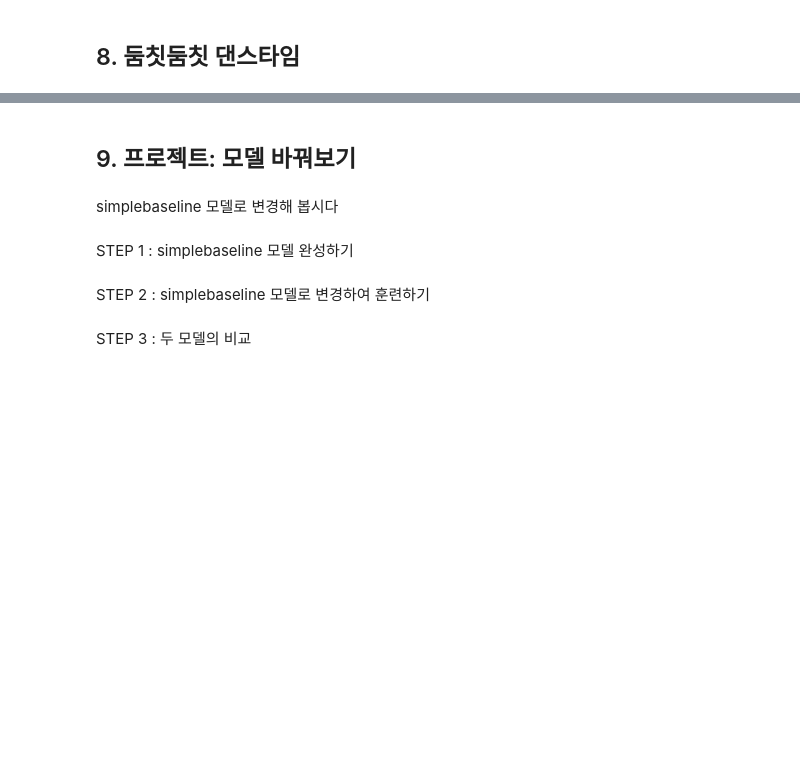
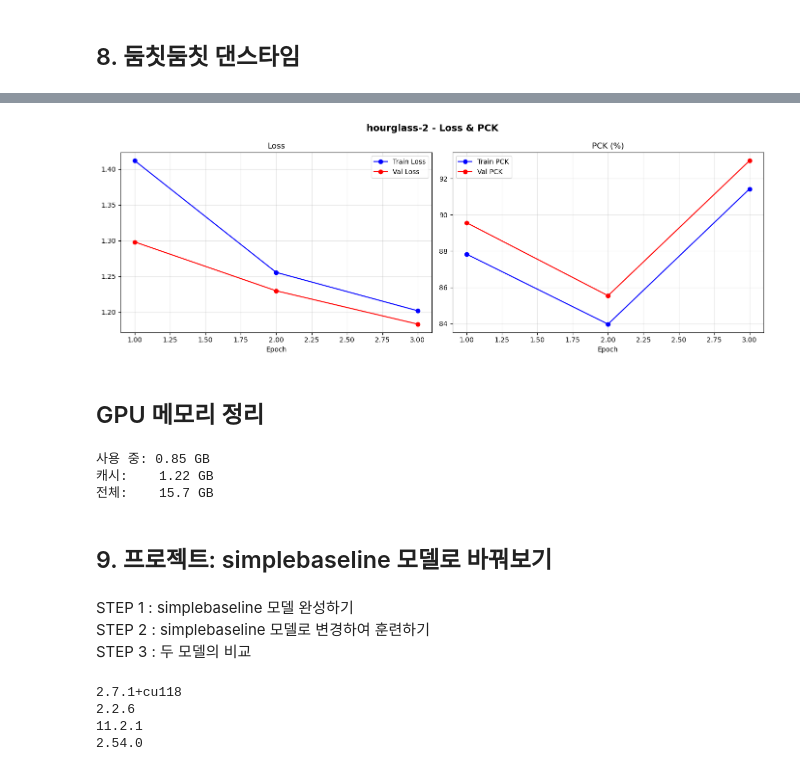
Before and after one commit to zhengyin3216/AIFFEL_quest_rs, a Jupyter notebook: GoingDeeper/GD04/GD04_pose_estimation.ipynb, the cells around one changed output, grey strips where cells are left out. Saved outputs shown, nothing was run; the diff lists cells and outputs as text; code cells hidden in the pictures; blank space fills up the shorter version.

```diff
--- a/GoingDeeper/GD04/GD04_pose_estimation.ipynb
+++ b/GoingDeeper/GD04/GD04_pose_estimation.ipynb
@@ -1628,2 +1970,47 @@ draw_skeleton_on_image(image, keypoints)
+# %%
+with open(os.path.join(MODEL_PATH, 'hourglass-2_history.json')) as f:
+    history = json.load(f)
+
+epochs = range(1, len(history['train_loss']) + 1)
+
+fig, axes = plt.subplots(1, 2, figsize=(14, 5))
+
+# Loss
+axes[0].plot(epochs, history['train_loss'], 'b-o', label='Train Loss')
+axes[0].plot(epochs, history['val_loss'],   'r-o', label='Val Loss')
+axes[0].set_title('Loss')
+axes[0].set_xlabel('Epoch')
+axes[0].legend()
+axes[0].grid(True, alpha=0.3)
+
+# PCK
+axes[1].plot(epochs, history['train_pck'], 'b-o', label='Train PCK')
+axes[1].plot(epochs, history['val_pck'],   'r-o', label='Val PCK')
+axes[1].set_title('PCK (%)')
+axes[1].set_xlabel('Epoch')
+axes[1].legend()
+axes[1].grid(True, alpha=0.3)
+
+plt.suptitle('hourglass-2 - Loss & PCK', fontsize=14, fontweight='bold')
+plt.tight_layout()
+plt.savefig(os.path.join(MODEL_PATH, 'hourglass-2_metrics.png'), dpi=150)
+plt.show()
+# %% [output]
+[figure, added]
+# %% [markdown]
+## GPU 메모리 정리
+# %%
+import gc
+gc.collect()
+torch.cuda.empty_cache()
+
+#현재 상태
+print(f"사용 중: {torch.cuda.memory_allocated()/1e9:.2f} GB")
+print(f"캐시:    {torch.cuda.memory_reserved()/1e9:.2f} GB")
+print(f"전체:    {torch.cuda.get_device_properties(0).total_memory/1e9:.1f} GB")
+# %% [output]
+사용 중: 0.85 GB
+캐시:    1.22 GB
+전체:    15.7 GB
 # %% [markdown]
-## 9. 프로젝트: 모델 바꿔보기
+## 9. 프로젝트: simplebaseline 모델로 바꿔보기
@@ -1640,8 +2017,4 @@ print(ray.__version__)
-# %% [markdown]
-simplebaseline 모델로 변경해 봅시다
 # %% [markdown]
 STEP 1 : simplebaseline 모델 완성하기
+STEP 2 : simplebaseline 모델로 변경하여 훈련하기
+STEP 3 : 두 모델의 비교
-# %% [markdown]
-STEP 2 : simplebaseline 모델로 변경하여 훈련하기
-# %% [markdown]
-STEP 3 : 두 모델의 비교
@@ -1650,0 +2021,15 @@ STEP 3 : 두 모델의 비교
+# %%
+import torch
+import numpy as np
+import PIL
+import ray
+
+print(torch.__version__)
+print(np.__version__)
+print(PIL.__version__)
+print(ray.__version__)
+# %% [output]
+2.7.1+cu118
+2.2.6
+11.2.1
+2.54.0
```
Also changed, not shown: parts of 43 cells of this notebook.
